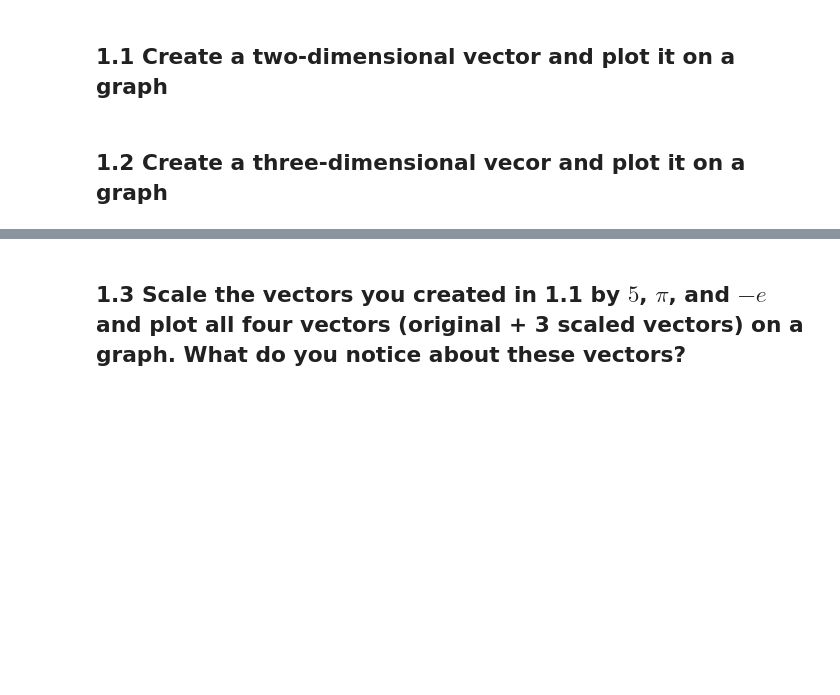
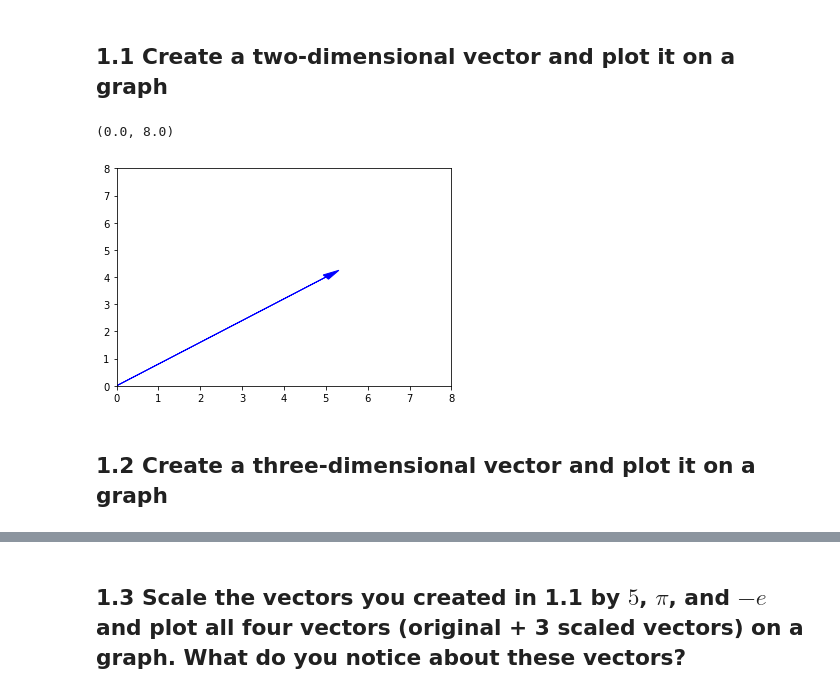
Before and after one commit to yestrella14/DS-Unit-1-Sprint-3-Linear-Algebra, a Jupyter notebook: LS_DS_131_Vectors_and_Matrices_Assignment.ipynb, the cells around one changed output, grey strips where cells are left out. Cells and saved outputs as stored; diff of their text form; code cells hidden in the pictures; blank space fills up the shorter version.

```diff
--- a/LS_DS_131_Vectors_and_Matrices_Assignment.ipynb
+++ b/LS_DS_131_Vectors_and_Matrices_Assignment.ipynb
@@ -12,2 +11,11 @@ v2= [[][]]
+# %%
+v1=[5,4]
+
+plt.arrow(0,0,v1[0],v1[1], head_width=.2, head_length=0.4, color = 'b');
+plt.xlim(0,8)
+plt.ylim(0,8)
+# %% [output]
+(0.0, 8.0)
+[figure, added]
 # %% [markdown]
-## 1.2 Create a three-dimensional vecor and plot it on a graph
+## 1.2 Create a three-dimensional vector and plot it on a graph
```
Also changed, not shown: parts of 15 cells of this notebook.
